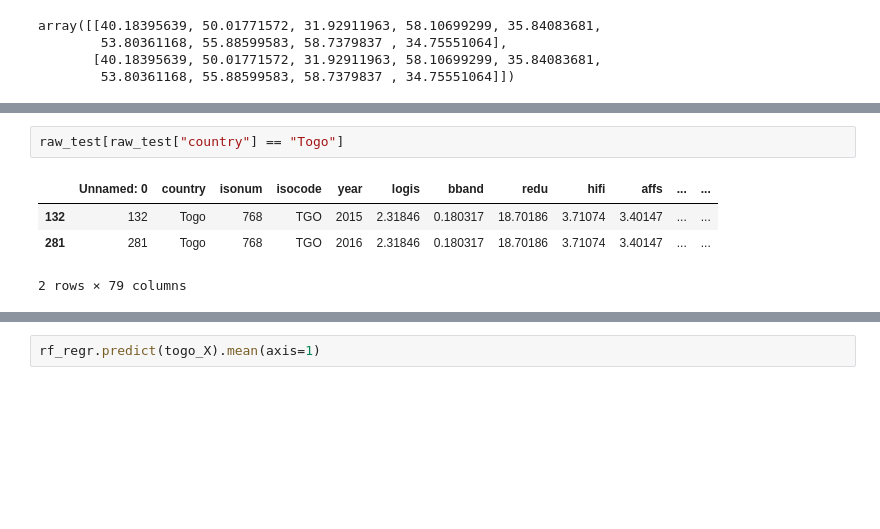
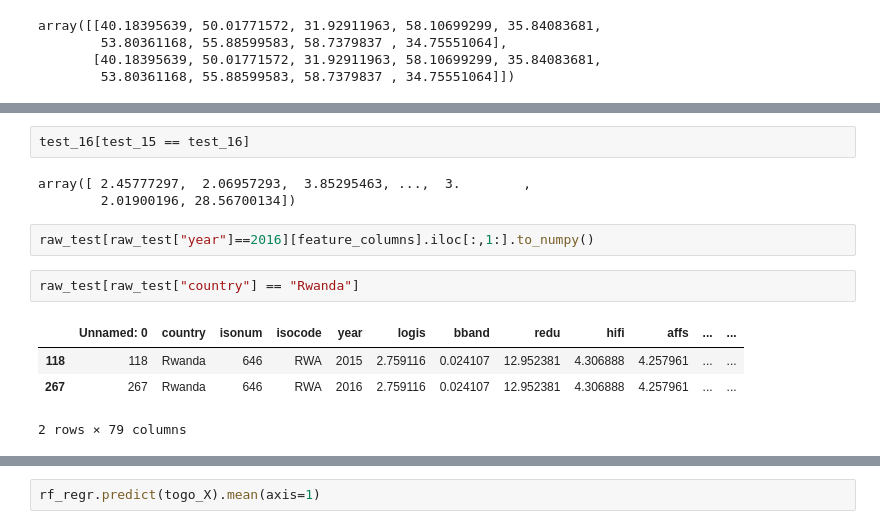
Before and after one commit to AnuragPamuru/la_tanuki, a Jupyter notebook: pillar_significance.ipynb, the cells around one changed output, grey strips where cells are left out. Drawn from its saved outputs; the diff is of its cells as text; blank space fills up the shorter version.

```diff
--- a/pillar_significance.ipynb
+++ b/pillar_significance.ipynb
@@ -355,7 +362,14 @@ array([[40.18395639, 50.01771572, 31.92911963, 58.10699299, 35.84083681,
+# %%
+test_16[test_15 == test_16]
+# %% [output]
+array([ 2.45777297,  2.06957293,  3.85295463, ...,  3.        ,
+        2.01900196, 28.56700134])
+# %%
+raw_test[raw_test["year"]==2016][feature_columns].iloc[:,1:].to_numpy()
 # %%
-raw_test[raw_test["country"] == "Togo"]
+raw_test[raw_test["country"] == "Rwanda"]
 # %% [output]
 |  | Unnamed: 0 | country | isonum | isocode | year | logis | bband | redu | hifi | affs | ... | ... |
-| 132 | 132 | Togo | 768 | TGO | 2015 | 2.31846 | 0.180317 | 18.70186 | 3.71074 | 3.40147 | ... | ... |
-| 281 | 281 | Togo | 768 | TGO | 2016 | 2.31846 | 0.180317 | 18.70186 | 3.71074 | 3.40147 | ... | ... |
+| 118 | 118 | Rwanda | 646 | RWA | 2015 | 2.759116 | 0.024107 | 12.952381 | 4.306888 | 4.257961 | ... | ... |
+| 267 | 267 | Rwanda | 646 | RWA | 2016 | 2.759116 | 0.024107 | 12.952381 | 4.306888 | 4.257961 | ... | ... |
 2 rows × 79 columns
```
Also changed, not shown: parts of 5 cells of this notebook, 9 other files.
